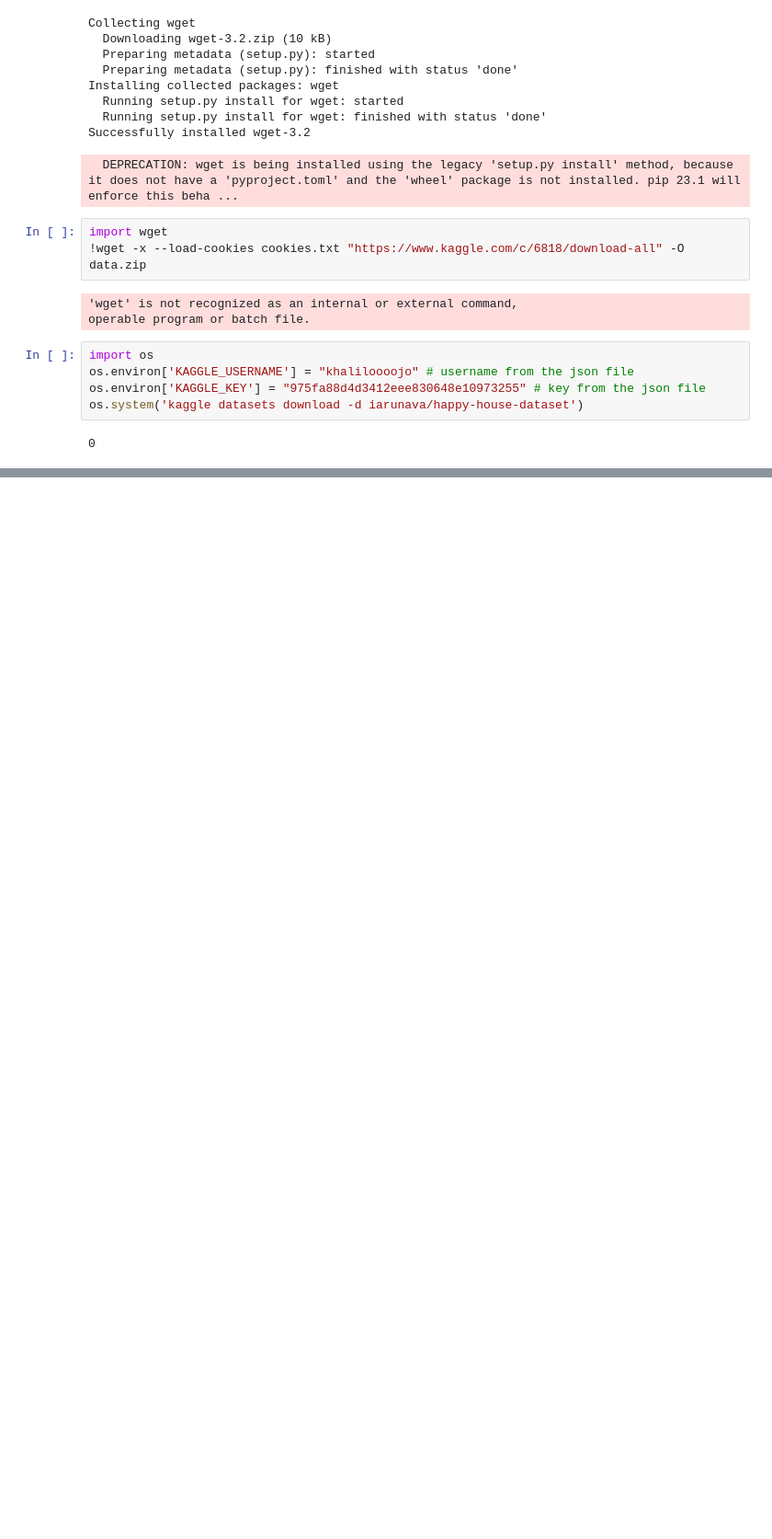
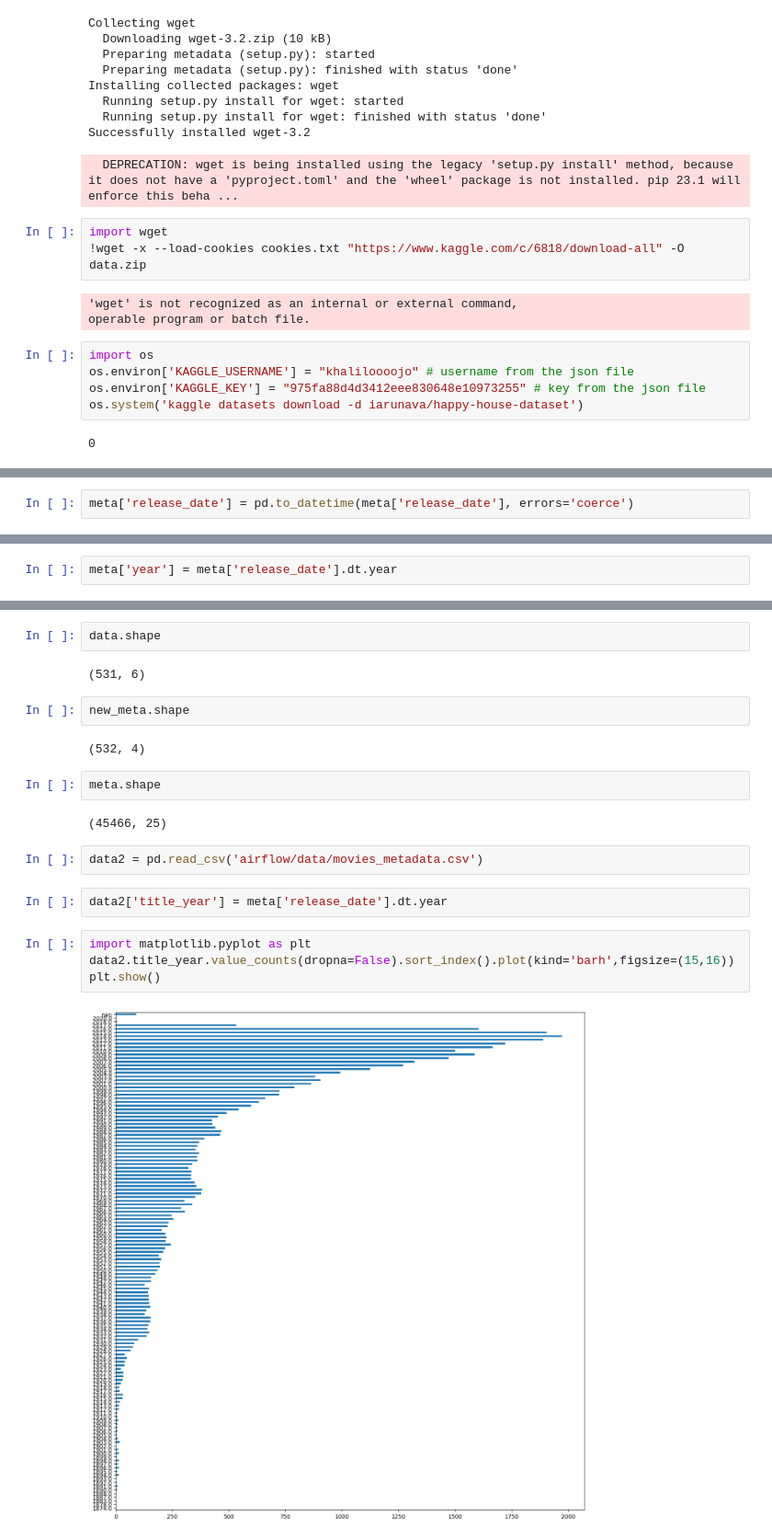
Before and after one commit to keljoulali/data-eng-project, a Jupyter notebook: test.ipynb, the cells around one changed output, grey strips where cells are left out. Shown at 92% size. Cells and saved outputs as stored; diff of their text form; blank space fills up the shorter version.

Commit message:
fix airflow : wrangling csv and wiki

```diff
--- a/test.ipynb
+++ b/test.ipynb
@@ -196,0 +227,2 @@ os.system('kaggle datasets download -d iarunava/happy-house-dataset')
+# %%
+meta['release_date'] = pd.to_datetime(meta['release_date'], errors='coerce')
@@ -196,0 +245,2 @@ os.system('kaggle datasets download -d iarunava/happy-house-dataset')
+# %%
+meta['year'] = meta['release_date'].dt.year
@@ -196,0 +317,22 @@ os.system('kaggle datasets download -d iarunava/happy-house-dataset')
+# %%
+data.shape
+# %% [output]
+(531, 6)
+# %%
+new_meta.shape
+# %% [output]
+(532, 4)
+# %%
+meta.shape
+# %% [output]
+(45466, 25)
+# %%
+data2 = pd.read_csv('airflow/data/movies_metadata.csv')
+# %%
+data2['title_year'] = meta['release_date'].dt.year
+# %%
+import matplotlib.pyplot as plt
+data2.title_year.value_counts(dropna=False).sort_index().plot(kind='barh',figsize=(15,16))
+plt.show()
+# %% [output]
+[figure, added]
```
Also changed, not shown: parts of 39 cells of this notebook, 5 other files.
